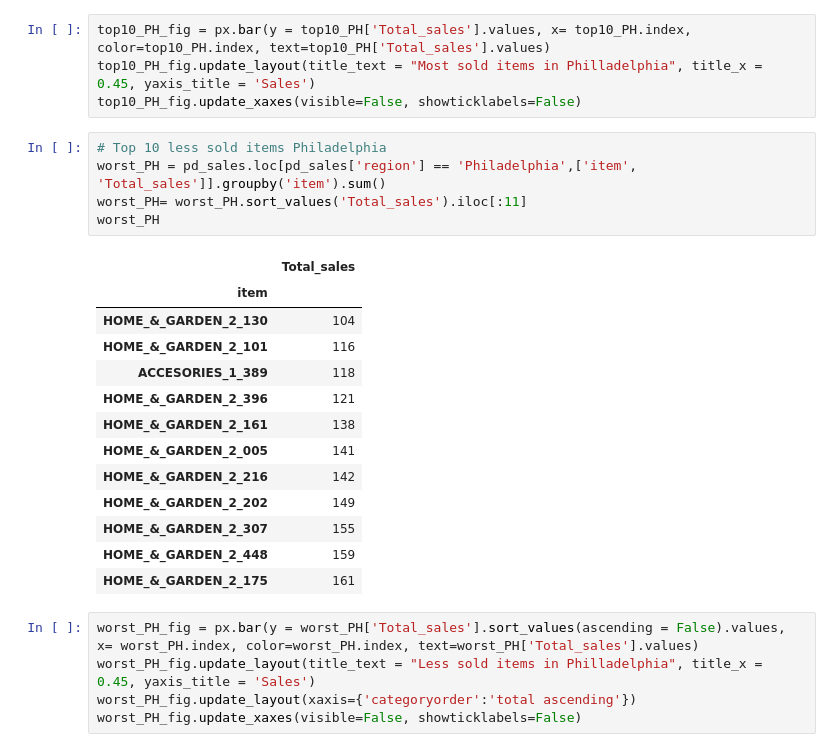
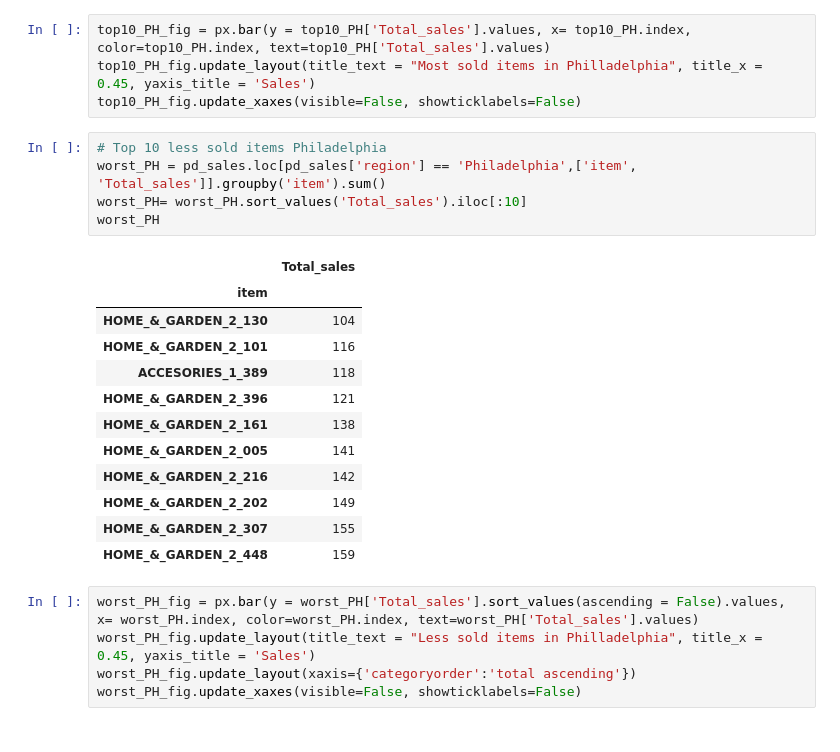
Before and after one commit to glomio/DS_market_project, a Jupyter notebook: 1) Business Analysis/Sales_&_revenue_analysis.ipynb, the cells around one changed output. Cells and saved outputs as stored; diff of their text form.

```diff
--- a/1) Business Analysis/Sales_&_revenue_analysis.ipynb
+++ b/1) Business Analysis/Sales_&_revenue_analysis.ipynb
@@ -572,22 +582,21 @@ top10_PH_fig.update_xaxes(visible=False, showticklabels=False)
 # %%
 # Top 10 less sold items Philadelphia
 worst_PH = pd_sales.loc[pd_sales['region'] == 'Philadelphia',['item', 'Total_sales']].groupby('item').sum()
-worst_PH= worst_PH.sort_values('Total_sales').iloc[:11]
+worst_PH= worst_PH.sort_values('Total_sales').iloc[:10]
 worst_PH
 # %% [output]
 |  | Total_sales |
 | item |  |
 | HOME_&_GARDEN_2_130 | 104 |
 | HOME_&_GARDEN_2_101 | 116 |
 | ACCESORIES_1_389 | 118 |
 | HOME_&_GARDEN_2_396 | 121 |
 | HOME_&_GARDEN_2_161 | 138 |
 | HOME_&_GARDEN_2_005 | 141 |
 | HOME_&_GARDEN_2_216 | 142 |
 | HOME_&_GARDEN_2_202 | 149 |
 | HOME_&_GARDEN_2_307 | 155 |
 | HOME_&_GARDEN_2_448 | 159 |
-| HOME_&_GARDEN_2_175 | 161 |
 # %%
 worst_PH_fig = px.bar(y = worst_PH['Total_sales'].sort_values(ascending = False).values, x= worst_PH.index, color=worst_PH.index, text=worst_PH['Total_sales'].values)
 worst_PH_fig.update_layout(title_text = "Less sold items in Philladelphia", title_x = 0.45, yaxis_title = 'Sales')
```
Also changed, not shown: parts of 18 cells of this notebook.
